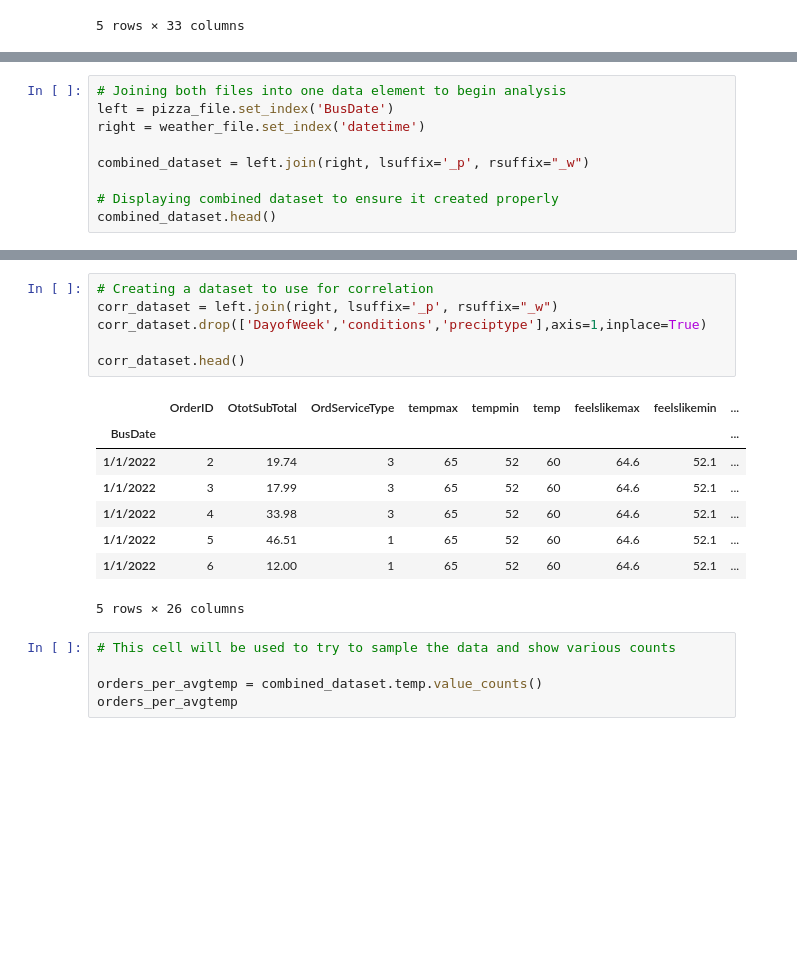
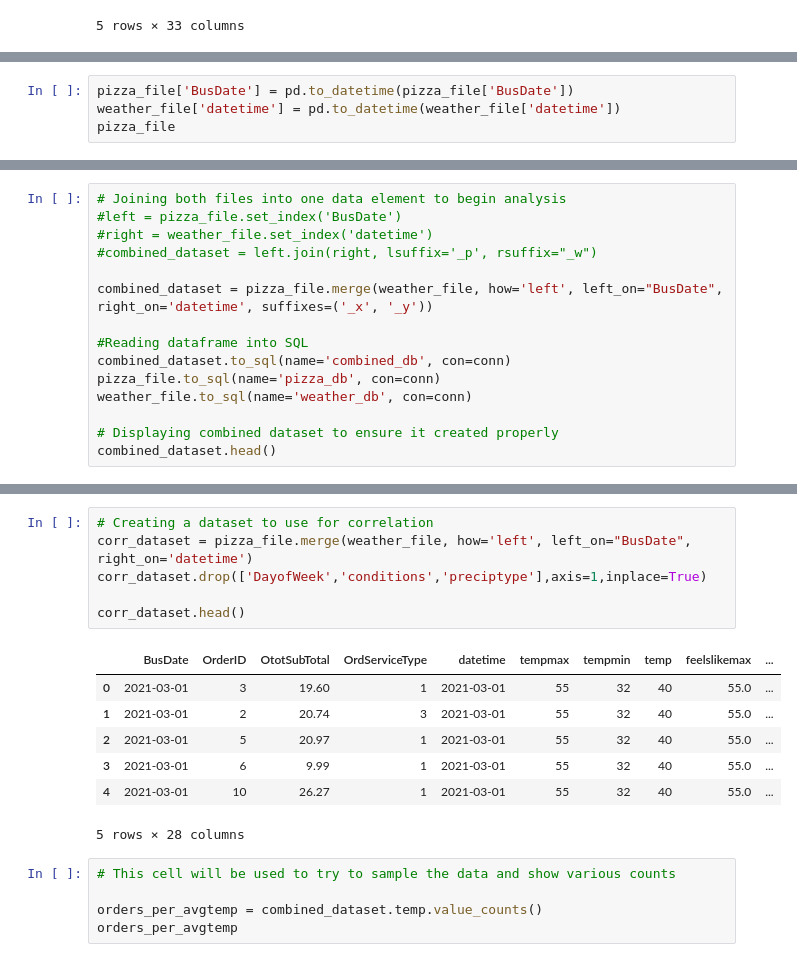
Before and after one commit to robertdfraley/PizzaWeatherPatterns, a Jupyter notebook: PizzaWeatherPattern.ipynb, the cells around one changed output, grey strips where cells are left out. Drawn from its saved outputs; the diff is of its cells as text; blank space fills up the shorter version.

```diff
--- a/PizzaWeatherPattern.ipynb
+++ b/PizzaWeatherPattern.ipynb
@@ -62,0 +73,4 @@ pizza_file.head()
+# %%
+pizza_file['BusDate'] = pd.to_datetime(pizza_file['BusDate'])
+weather_file['datetime'] = pd.to_datetime(weather_file['datetime'])
+pizza_file
@@ -72,10 +100,16 @@ weather_file.head()
 5 rows × 26 columns
 # %%
 # Joining both files into one data element to begin analysis
-left = pizza_file.set_index('BusDate')
-right = weather_file.set_index('datetime')
+#left = pizza_file.set_index('BusDate')
+#right = weather_file.set_index('datetime')
+#combined_dataset = left.join(right, lsuffix='_p', rsuffix="_w")
 
-combined_dataset = left.join(right, lsuffix='_p', rsuffix="_w")
+combined_dataset = pizza_file.merge(weather_file, how='left', left_on="BusDate", right_on='datetime', suffixes=('_x', '_y'))
+
+#Reading dataframe into SQL
+combined_dataset.to_sql(name='combined_db', con=conn)
+pizza_file.to_sql(name='pizza_db', con=conn)
+weather_file.to_sql(name='weather_db', con=conn)
 
 # Displaying combined dataset to ensure it created properly
 combined_dataset.head()
@@ -91,18 +124,17 @@ combined_dataset.head()
 # %%
 # Creating a dataset to use for correlation
-corr_dataset = left.join(right, lsuffix='_p', rsuffix="_w")
+corr_dataset = pizza_file.merge(weather_file, how='left', left_on="BusDate", right_on='datetime')
 corr_dataset.drop(['DayofWeek','conditions','preciptype'],axis=1,inplace=True)
 
 corr_dataset.head()
 # %% [output]
-|  | OrderID | OtotSubTotal | OrdServiceType | tempmax | tempmin | temp | feelslikemax | feelslikemin | ... |
-| BusDate |  |  |  |  |  |  |  |  | ... |
-| 1/1/2022 | 2 | 19.74 | 3 | 65 | 52 | 60 | 64.6 | 52.1 | ... |
-| 1/1/2022 | 3 | 17.99 | 3 | 65 | 52 | 60 | 64.6 | 52.1 | ... |
-| 1/1/2022 | 4 | 33.98 | 3 | 65 | 52 | 60 | 64.6 | 52.1 | ... |
-| 1/1/2022 | 5 | 46.51 | 1 | 65 | 52 | 60 | 64.6 | 52.1 | ... |
-| 1/1/2022 | 6 | 12.00 | 1 | 65 | 52 | 60 | 64.6 | 52.1 | ... |
+|  | BusDate | OrderID | OtotSubTotal | OrdServiceType | datetime | tempmax | tempmin | temp | feelslikemax | ... |
+| 0 | 2021-03-01 | 3 | 19.60 | 1 | 2021-03-01 | 55 | 32 | 40 | 55.0 | ... |
+| 1 | 2021-03-01 | 2 | 20.74 | 3 | 2021-03-01 | 55 | 32 | 40 | 55.0 | ... |
+| 2 | 2021-03-01 | 5 | 20.97 | 1 | 2021-03-01 | 55 | 32 | 40 | 55.0 | ... |
+| 3 | 2021-03-01 | 6 | 9.99 | 1 | 2021-03-01 | 55 | 32 | 40 | 55.0 | ... |
+| 4 | 2021-03-01 | 10 | 26.27 | 1 | 2021-03-01 | 55 | 32 | 40 | 55.0 | ... |
-5 rows × 26 columns
+5 rows × 28 columns
 # %%
 # This cell will be used to try to sample the data and show various counts
 
```
Also changed, not shown: parts of 20 cells of this notebook, 2 other files.
